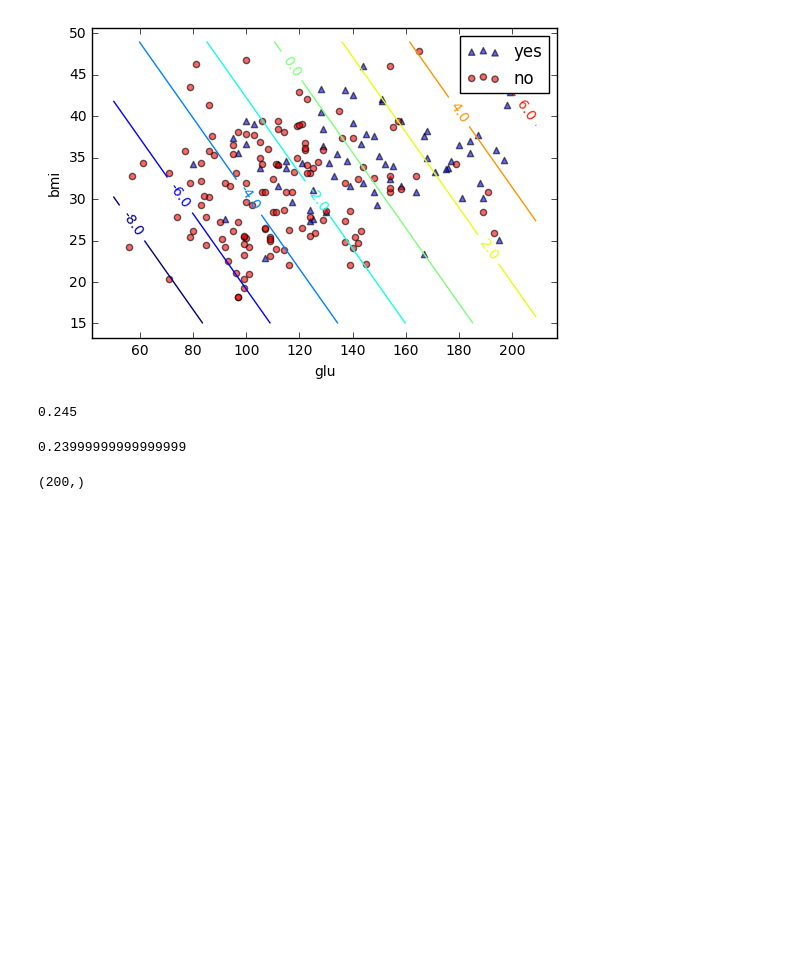
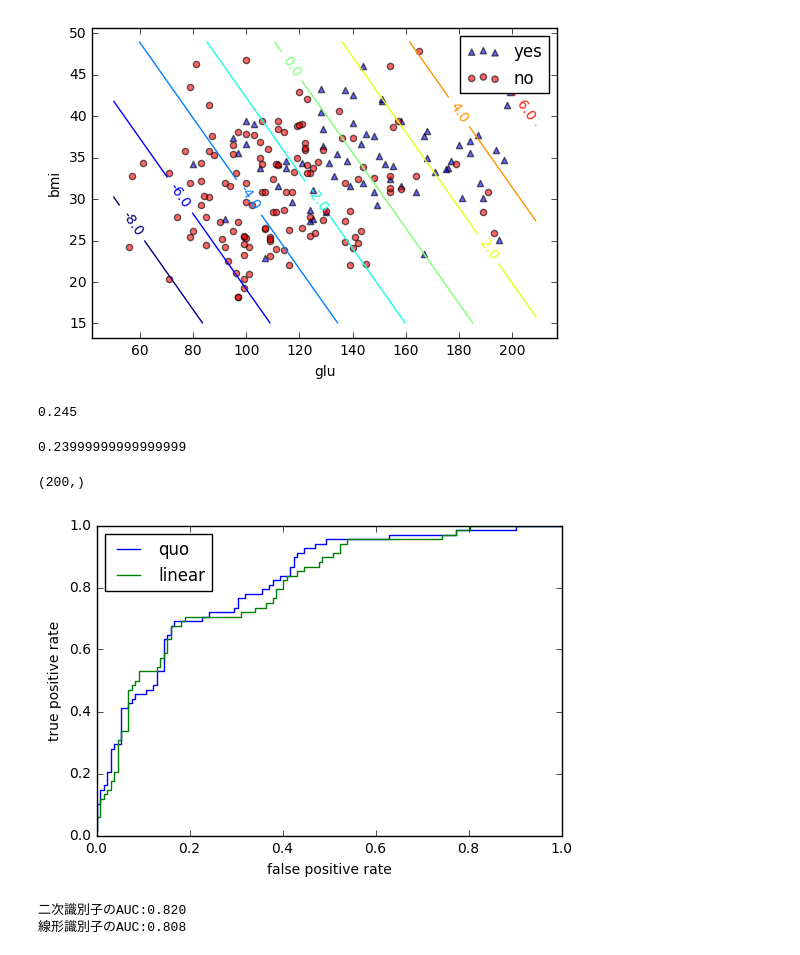
Before and after one commit to kyohei-koga/recognition_of_petern, a Jupyter notebook: 04linear_transformation_of_observation_data/text_book.ipynb, the cells around one changed output. Saved outputs shown, nothing was run; the diff lists cells and outputs as text; code cells hidden in the pictures; blank space fills up the shorter version.

```diff
--- a/04linear_transformation_of_observation_data/text_book.ipynb
+++ b/04linear_transformation_of_observation_data/text_book.ipynb
@@ -214,0 +217,32 @@ target.shape
+# %%
+#二次識別子でのスコア
+result_q = []
+for i in range(sample.shape[0]):
+    value = -identification(sample[i],S_q,c_q,F_q)
+    result_q.append(value)
+result_q = np.array(result_q).reshape(target.shape)
+# %%
+#線形識別子のスコア
+result_l = []
+for i in range(sample.shape[0]):
+    value = -linear_identification(sample[i],c_l,F_l)
+    result_l.append(value)
+result_l = np.array(result_l).reshape(target.shape)
+# %%
+fpr_q,tpr_q,_q = roc_curve(target,result_q)
+fpr_l,tpr_l,_l = roc_curve(target,result_l)
+# %%
+plt.plot(fpr_q,tpr_q,label='quo')
+plt.plot(fpr_l,tpr_l,label='linear')
+plt.legend(loc='upper left')
+plt.xlabel('false positive rate')
+plt.ylabel('true positive rate')
+plt.show()
+# %% [output]
+[figure, added]
+# %%
+print('二次識別子のAUC:%.3f') %auc(fpr_q,tpr_q)
+print('線形識別子のAUC:%.3f') %auc(fpr_l,tpr_l)
+# %% [output]
+二次識別子のAUC:0.820
+線形識別子のAUC:0.808
```
Also changed, not shown: parts of 1 cell of this notebook.
